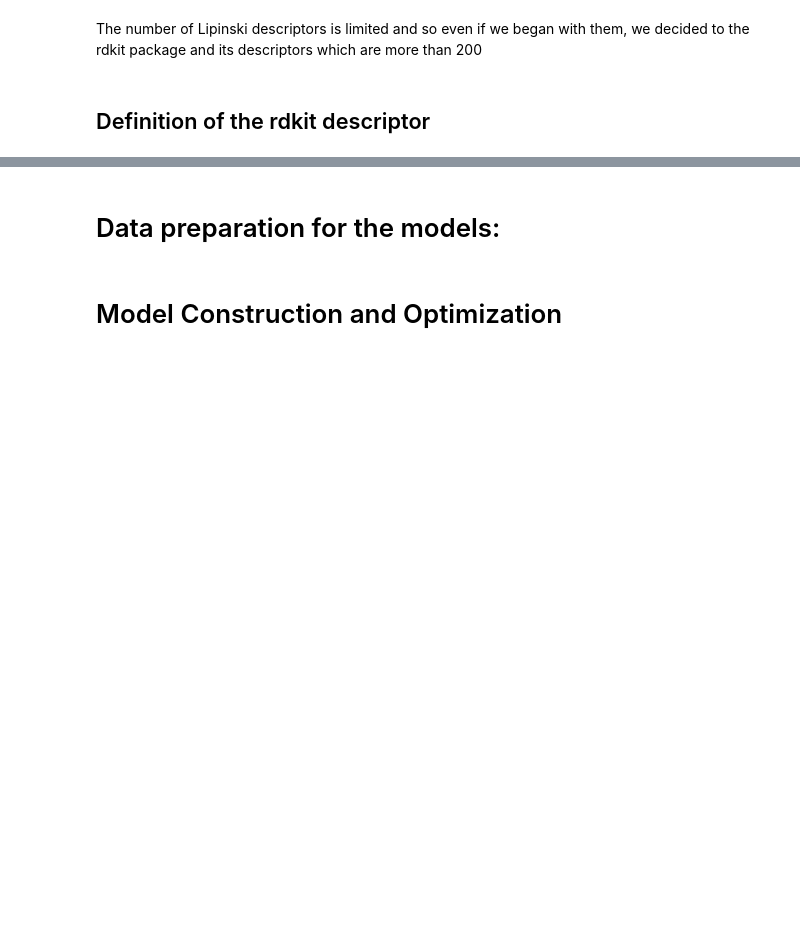
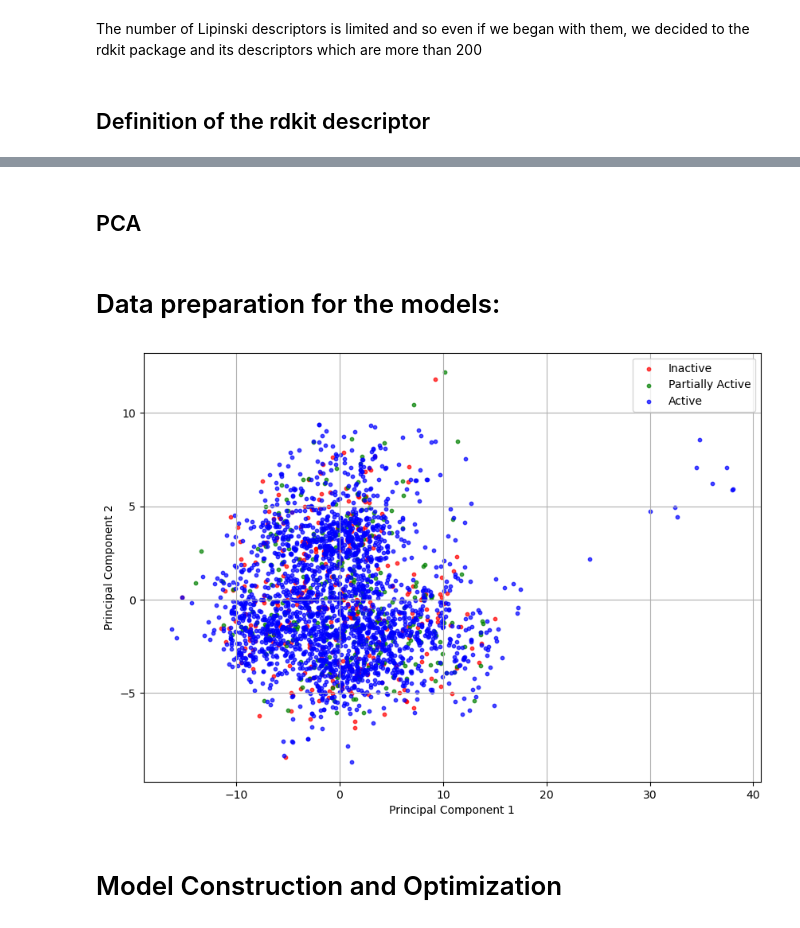
Before and after one commit to Thomas-Fischer98/PPchem_DDIP, a Jupyter notebook: notebooks/Project_2nd_version.ipynb, the cells around one changed output, grey strips where cells are left out. Cells and saved outputs as stored; diff of their text form; code cells hidden in the pictures; blank space fills up the shorter version.

```diff
--- a/notebooks/Project_2nd_version.ipynb
+++ b/notebooks/Project_2nd_version.ipynb
@@ -95,9 +155,37 @@ df_descriptor
+# %% [markdown]
+## PCA
 # %% [markdown]
 # Data preparation for the models:
 # %%
+from sklearn.decomposition import PCA
 X_train, X_test, Y_train, Y_test= data_prep(df_descriptor)
 
 np.random.seed(100)
+
+
+pca = PCA(n_components=2)
+principal_components = pca.fit_transform(X_train)
+
+df_pca = pd.DataFrame(data=principal_components, columns=['PC1', 'PC2'])
+df_pca['target'] = Y_train
+target_names = ['Inactive', 'Partially Active', 'Active']
+
+# Plot the PCA
+plt.figure(figsize=(10, 7))
+colors = ['r', 'g', 'b']
+for target, color, target_name in zip([-1, 0, 1], colors, target_names):
+    indices_to_keep = df_pca['target'] == target
+    plt.scatter(df_pca.loc[indices_to_keep, 'PC1'], df_pca.loc[indices_to_keep, 'PC2'], c=color, s=10, alpha=0.7, label=target_name)
+
+plt.xlabel('Principal Component 1')
+plt.ylabel('Principal Component 2')
+plt.legend(target_names)
+plt.grid()
+
+# Show the plot
+plt.show()
+# %% [output]
+[figure, added]
 # %% [markdown]
 # Model Construction and Optimization
 # %% [markdown]
```
Also changed, not shown: parts of 19 cells of this notebook.
